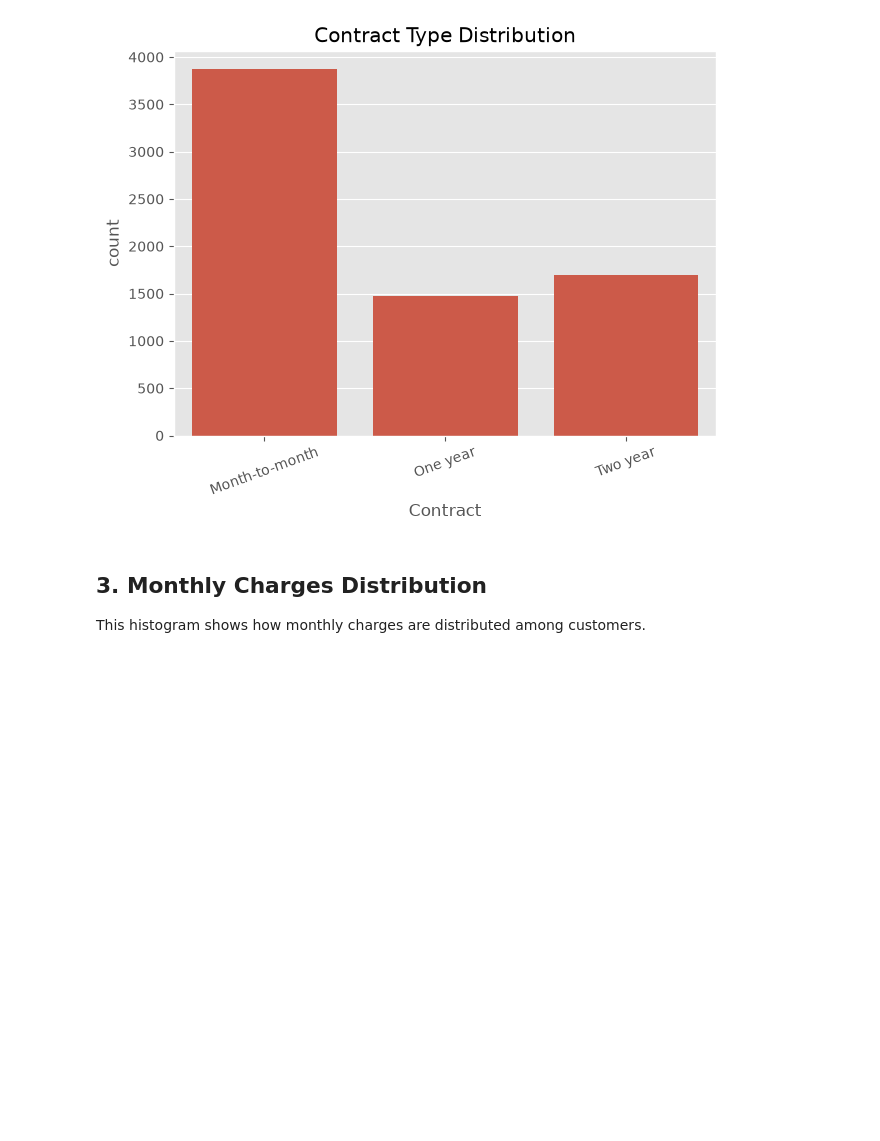
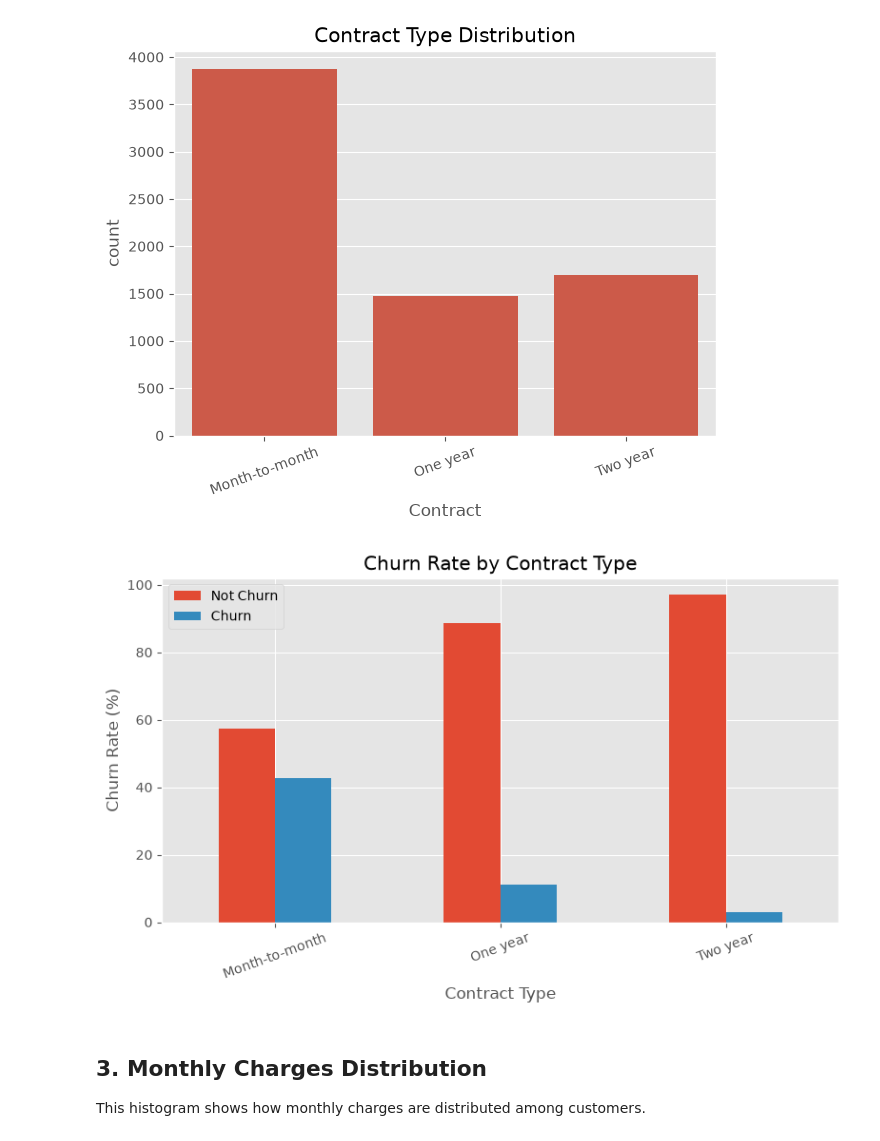
Before and after one commit to janupalliradhika/customer-churn-prediction, a Jupyter notebook: notebooks/dashboard.ipynb, the cells around one changed output. Saved outputs shown, nothing was run; the diff lists cells and outputs as text; code cells hidden in the pictures; blank space fills up the shorter version.

Commit message:
Completed Day 25 dashboard analysis

```diff
--- a/notebooks/dashboard.ipynb
+++ b/notebooks/dashboard.ipynb
@@ -88,6 +88,29 @@ plt.xticks(rotation=20)
 plt.show()
 # %% [output]
 [figure]
+# %%
+# Churn Rate by Contract Type
+
+contract_churn = pd.crosstab(
+    dashboard_df["Contract"],
+    dashboard_df["Churn"],
+    normalize="index"
+) * 100
+
+contract_churn.plot(
+    kind="bar",
+    figsize=(8, 5)
+)
+
+plt.title("Churn Rate by Contract Type")
+plt.xlabel("Contract Type")
+plt.ylabel("Churn Rate (%)")
+plt.xticks(rotation=20)
+plt.legend(["Not Churn", "Churn"])
+plt.tight_layout()
+plt.show()
+# %% [output]
+[figure, added]
 # %% [markdown]
 ## 3. Monthly Charges Distribution
 
```
Also changed, not shown: parts of 3 cells of this notebook, 6 other files.
